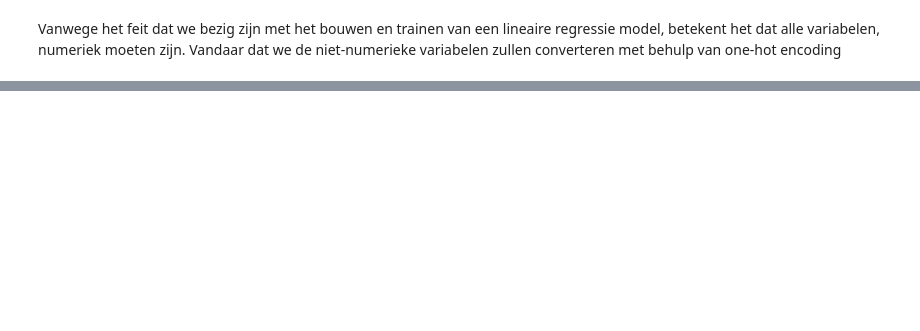
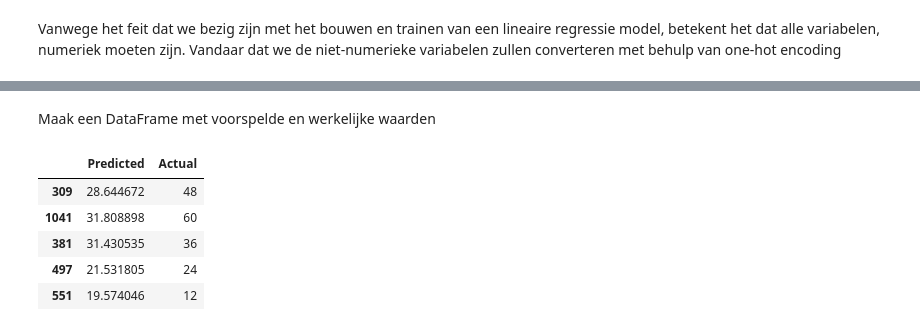
Before and after one commit to Lossttt/deds_proj_groep1, a Jupyter notebook: 3_ML_modeling/regression_model_quantity.ipynb, the cells around one changed output, grey strips where cells are left out. Drawn from its saved outputs; the diff is of its cells as text; code cells hidden in the pictures; blank space fills up the shorter version.

```diff
--- a/3_ML_modeling/regression_model_quantity.ipynb
+++ b/3_ML_modeling/regression_model_quantity.ipynb
@@ -96,0 +101,13 @@ Voorspelde waarde: 34.44, Werkelijke waarde: 12
+# %% [markdown]
+Maak een DataFrame met voorspelde en werkelijke waarden
+# %%
+predictions_df = pd.DataFrame({'Predicted': predictions, 'Actual': y_test})
+predictions_df = predictions_df.rename(columns={0: 'Predicted', 'quantity': 'Actual'})
+predictions_df.head()
+# %% [output]
+|  | Predicted | Actual |
+| 309 | 28.644672 | 48 |
+| 1041 | 31.808898 | 60 |
+| 381 | 31.430535 | 36 |
+| 497 | 21.531805 | 24 |
+| 551 | 19.574046 | 12 |
```
Also changed, not shown: parts of 20 cells of this notebook.
